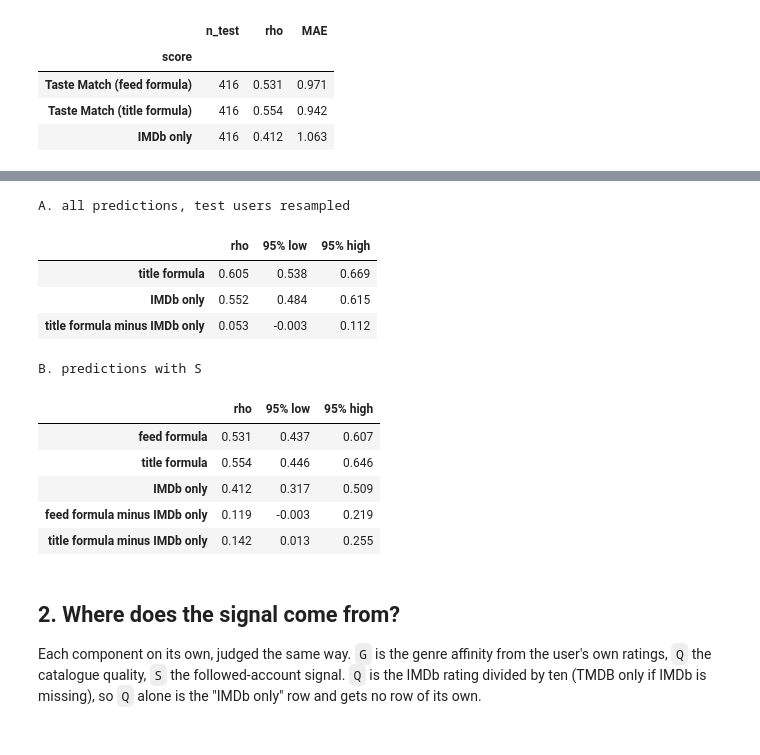
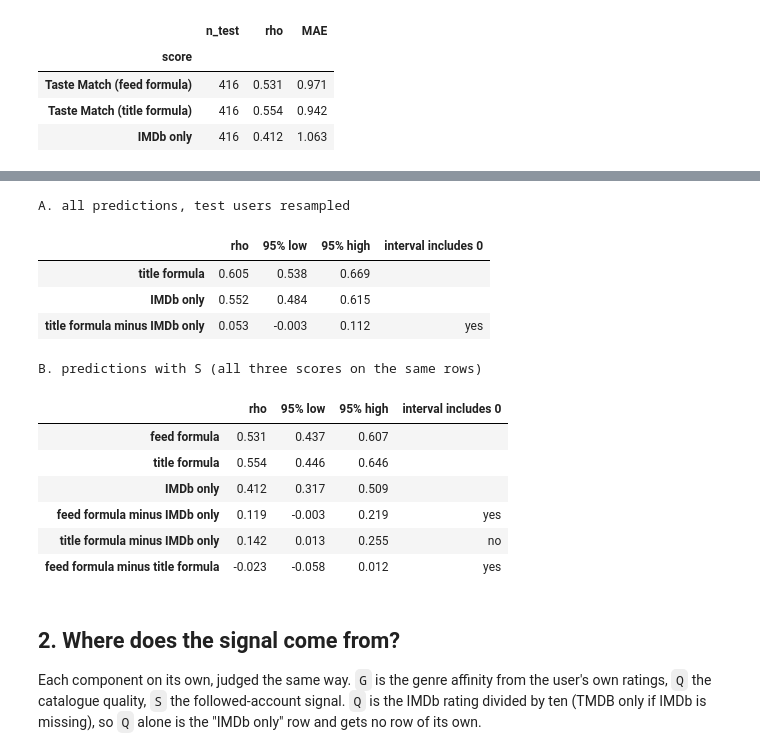
Before and after one commit to Yulinaor/cinecircle, a Jupyter notebook: analysis/02_taste_match_evaluation.ipynb, the cells around one changed output, grey strips where cells are left out. Saved outputs shown, nothing was run; the diff lists cells and outputs as text; code cells hidden in the pictures.

Commit message:
fix(analysis): findings stated within their intervals
Co-Authored-By: Claude Opus 5.5 <noreply@anthropic.com>

```diff
--- a/analysis/02_taste_match_evaluation.ipynb
+++ b/analysis/02_taste_match_evaluation.ipynb
@@ -118,63 +120,79 @@ def split(rows, score_fn, train_share=0.6):
     return scored[:cut], scored[cut:]
 
 
-def rank_corr(x, y):
-    return pd.Series(x).rank().corr(pd.Series(y).rank())
+def rank(values):
+    return pd.Series(values).rank().to_numpy()
 
 
-def bootstrap(rows, score_fns, draws=2000, seed=0):
-    """95% intervals of test rho per score, and of each score's rho minus the last one's."""
+def rank_corr(x, y):
+    return float(np.corrcoef(rank(x), rank(y))[0, 1])
+
+
+def bootstrap(rows, score_fns, pairs=(), draws=2000, seed=0):
+    """Test rho per score, and the rho difference for each (a, b) pair, with 95% intervals from
+    resampling the test users (paired: every score sees the same resampled rows)."""
+    names = list(score_fns)
     tests = [split(rows, fn)[1] for fn in score_fns.values()]
     assert len({tuple((p.user, p.title) for p, _ in t) for t in tests}) == 1  # same test rows
     users = np.array([p.user for p, _ in tests[0]])
     y = np.array([p.actual for p, _ in tests[0]])
     xs = [np.array([s for _, s in t]) for t in tests]
     by_user = {u: np.flatnonzero(users == u) for u in np.unique(users)}
     keys = list(by_user)
     rng = np.random.default_rng(seed)
     rhos = np.empty((draws, len(xs)))
     for d in range(draws):
         idx = np.concatenate([by_user[keys[k]] for k in rng.integers(0, len(keys), len(keys))])
+        ry = rank(y[idx])
         for j, x in enumerate(xs):
-            rhos[d, j] = rank_corr(x[idx], y[idx])
-    names = list(score_fns)
+            rhos[d, j] = np.corrcoef(rank(x[idx]), ry)[0, 1]
+    point = [rank_corr(x, y) for x in xs]
     out = {}
     for j, name in enumerate(names):
         low, high = np.percentile(rhos[:, j], [2.5, 97.5])
-        out[name] = {"rho": rank_corr(xs[j], y), "95% low": low, "95% high": high}
-    base = len(names) - 1
-    for j, name in enumerate(names[:-1]):
-        diff = rhos[:, j] - rhos[:, base]
-        low, high = np.percentile(diff, [2.5, 97.5])
-        out[f"{name} minus {names[base]}"] = {
-            "rho": rank_corr(xs[j], y) - rank_corr(xs[base], y), "95% low": low, "95% high": high}
-    return pd.DataFrame(out).T.round(3)
+        out[name] = {"rho": point[j], "95% low": low, "95% high": high}
+    for a, b in pairs:
+        ja, jb = names.index(a), names.index(b)
+        low, high = np.percentile(rhos[:, ja] - rhos[:, jb], [2.5, 97.5])
+        out[f"{a} minus {b}"] = {"rho": point[ja] - point[jb], "95% low": low, "95% high": high}
+    table = pd.DataFrame(out).T.round(3)
+    table["interval includes 0"] = [
+        "" if " minus " not in name else ("yes" if row["95% low"] <= 0 <= row["95% high"] else "no")
+        for name, row in table.iterrows()
+    ]
+    return table
 
 
 # the split above must agree with `evaluate` (guards against the two drifting apart)
 for rows, fn in [(preds, title_score), (preds, imdb_only), (with_s, feed_score)]:
     test = split(rows, fn)[1]
     assert abs(spearman([s for _, s in test], [p.actual for p, _ in test])
                - evaluate(rows, fn, "check").rho) < 1e-12
 
 print("A. all predictions, test users resampled")
-display(bootstrap(preds, {"title formula": title_score, "IMDb only": imdb_only}))
-print("B. predictions with S")
-display(bootstrap(with_s, {"feed formula": feed_score, "title formula": title_score,
-                            "IMDb only": imdb_only}))
+display(bootstrap(preds, {"title formula": title_score, "IMDb only": imdb_only},
+                  pairs=[("title formula", "IMDb only")]))
+print("B. predictions with S (all three scores on the same rows)")
+display(bootstrap(
+    with_s,
+    {"feed formula": feed_score, "title formula": title_score, "IMDb only": imdb_only},
+    pairs=[("feed formula", "IMDb only"), ("title formula", "IMDb only"),
+           ("feed formula", "title formula")],
+))
 # %% [output]
 A. all predictions, test users resampled
-|  | rho | 95% low | 95% high |
-| title formula | 0.605 | 0.538 | 0.669 |
-| IMDb only | 0.552 | 0.484 | 0.615 |
-| title formula minus IMDb only | 0.053 | -0.003 | 0.112 |
+|  | rho | 95% low | 95% high | interval includes 0 |
+| title formula | 0.605 | 0.538 | 0.669 |  |
+| IMDb only | 0.552 | 0.484 | 0.615 |  |
+| title formula minus IMDb only | 0.053 | -0.003 | 0.112 | yes |
-B. predictions with S
+B. predictions with S (all three scores on the same rows)
-|  | rho | 95% low | 95% high |
-| feed formula | 0.531 | 0.437 | 0.607 |
-| title formula | 0.554 | 0.446 | 0.646 |
-| IMDb only | 0.412 | 0.317 | 0.509 |
-| feed formula minus IMDb only | 0.119 | -0.003 | 0.219 |
-| title formula minus IMDb only | 0.142 | 0.013 | 0.255 |
+|  | rho | 95% low | 95% high | interval includes 0 |
+| feed formula | 0.531 | 0.437 | 0.607 |  |
+| title formula | 0.554 | 0.446 | 0.646 |  |
+| IMDb only | 0.412 | 0.317 | 0.509 |  |
+| feed formula minus IMDb only | 0.119 | -0.003 | 0.219 | yes |
+| title formula minus IMDb only | 0.142 | 0.013 | 0.255 | no |
+| feed formula minus title formula | -0.023 | -0.058 | 0.012 | yes |
 # %% [markdown]
 ## 2. Where does the signal come from?
 
```
Also changed, not shown: parts of 6 cells of this notebook, 3 other files.
